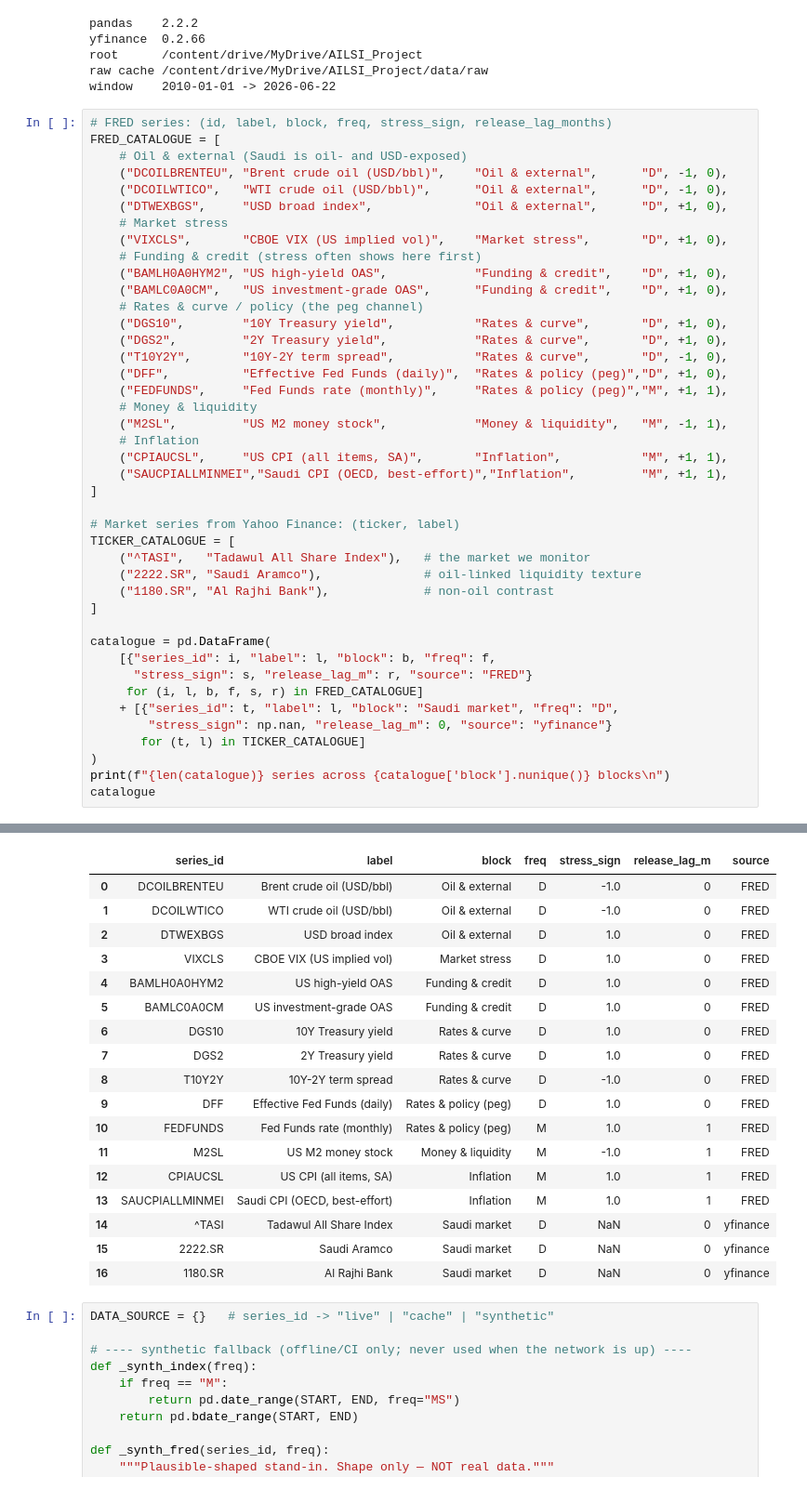
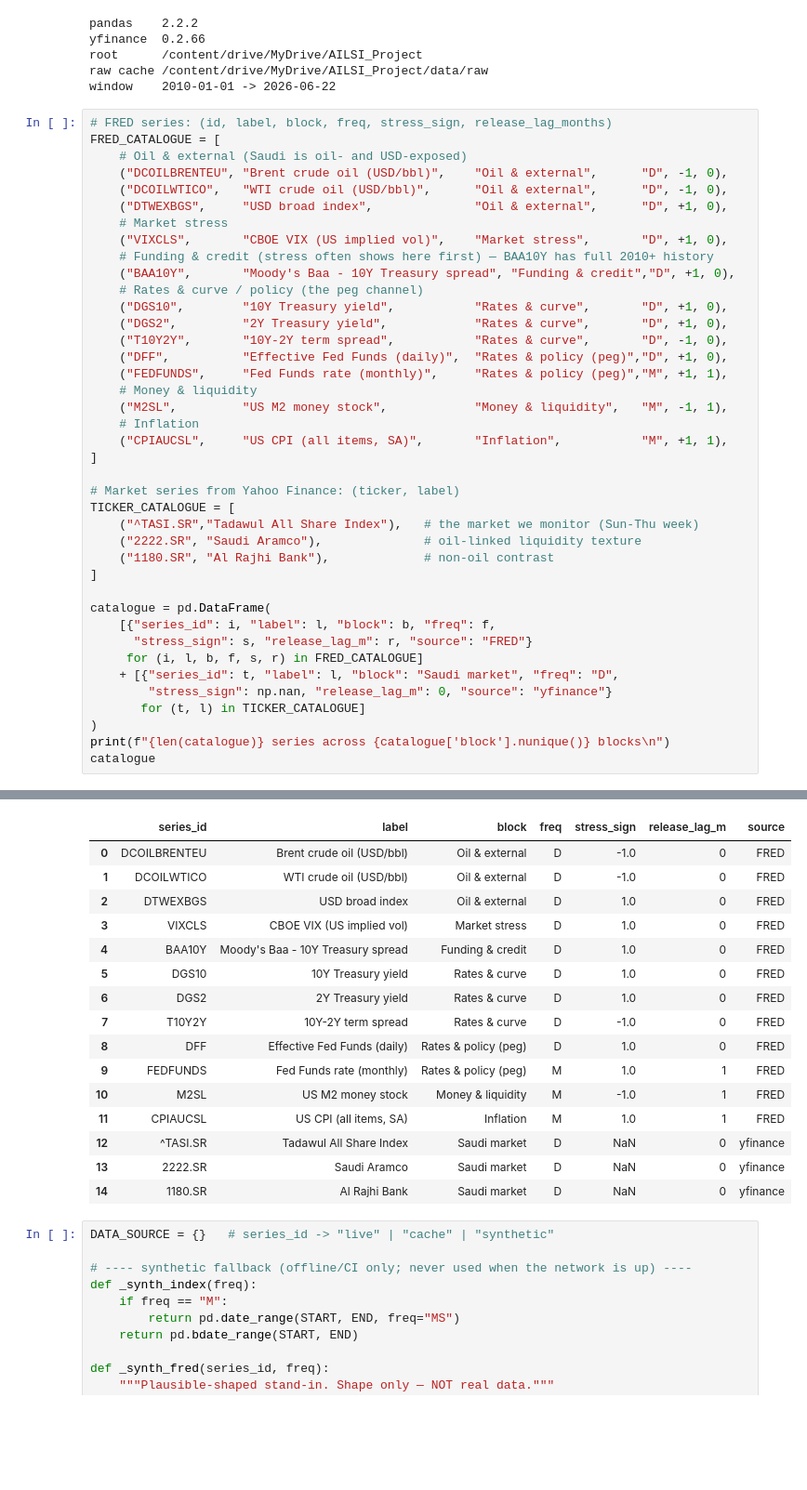
Before and after one commit to Muhfaden/ailsi-tasi, a Jupyter notebook: AILSI_Project.ipynb, the cells around one changed output, grey strips where cells are left out. Shown at 93% size. Cells and saved outputs as stored; diff of their text form; blank space fills up the shorter version.

```diff
--- a/AILSI_Project.ipynb
+++ b/AILSI_Project.ipynb
@@ -91,9 +91,8 @@ FRED_CATALOGUE = [
     ("DTWEXBGS",     "USD broad index",              "Oil & external",      "D", +1, 0),
     # Market stress
     ("VIXCLS",       "CBOE VIX (US implied vol)",    "Market stress",       "D", +1, 0),
-    # Funding & credit (stress often shows here first)
-    ("BAMLH0A0HYM2", "US high-yield OAS",            "Funding & credit",    "D", +1, 0),
-    ("BAMLC0A0CM",   "US investment-grade OAS",      "Funding & credit",    "D", +1, 0),
+    # Funding & credit (stress often shows here first) — BAA10Y has full 2010+ history
+    ("BAA10Y",       "Moody's Baa - 10Y Treasury spread", "Funding & credit","D", +1, 0),
     # Rates & curve / policy (the peg channel)
     ("DGS10",        "10Y Treasury yield",           "Rates & curve",       "D", +1, 0),
     ("DGS2",         "2Y Treasury yield",            "Rates & curve",       "D", +1, 0),
@@ -104,12 +103,11 @@ FRED_CATALOGUE = [
     ("M2SL",         "US M2 money stock",            "Money & liquidity",   "M", -1, 1),
     # Inflation
     ("CPIAUCSL",     "US CPI (all items, SA)",       "Inflation",           "M", +1, 1),
-    ("SAUCPIALLMINMEI","Saudi CPI (OECD, best-effort)","Inflation",         "M", +1, 1),
 ]
 
 # Market series from Yahoo Finance: (ticker, label)
 TICKER_CATALOGUE = [
-    ("^TASI",   "Tadawul All Share Index"),   # the market we monitor
+    ("^TASI.SR","Tadawul All Share Index"),   # the market we monitor (Sun-Thu week)
     ("2222.SR", "Saudi Aramco"),              # oil-linked liquidity texture
     ("1180.SR", "Al Rajhi Bank"),             # non-oil contrast
 ]
@@ -129,21 +127,19 @@ catalogue
 |  | series_id | label | block | freq | stress_sign | release_lag_m | source |
 | 0 | DCOILBRENTEU | Brent crude oil (USD/bbl) | Oil & external | D | -1.0 | 0 | FRED |
 | 1 | DCOILWTICO | WTI crude oil (USD/bbl) | Oil & external | D | -1.0 | 0 | FRED |
 | 2 | DTWEXBGS | USD broad index | Oil & external | D | 1.0 | 0 | FRED |
 | 3 | VIXCLS | CBOE VIX (US implied vol) | Market stress | D | 1.0 | 0 | FRED |
-| 4 | BAMLH0A0HYM2 | US high-yield OAS | Funding & credit | D | 1.0 | 0 | FRED |
-| 5 | BAMLC0A0CM | US investment-grade OAS | Funding & credit | D | 1.0 | 0 | FRED |
-| 6 | DGS10 | 10Y Treasury yield | Rates & curve | D | 1.0 | 0 | FRED |
-| 7 | DGS2 | 2Y Treasury yield | Rates & curve | D | 1.0 | 0 | FRED |
-| 8 | T10Y2Y | 10Y-2Y term spread | Rates & curve | D | -1.0 | 0 | FRED |
-| 9 | DFF | Effective Fed Funds (daily) | Rates & policy (peg) | D | 1.0 | 0 | FRED |
-| 10 | FEDFUNDS | Fed Funds rate (monthly) | Rates & policy (peg) | M | 1.0 | 1 | FRED |
-| 11 | M2SL | US M2 money stock | Money & liquidity | M | -1.0 | 1 | FRED |
-| 12 | CPIAUCSL | US CPI (all items, SA) | Inflation | M | 1.0 | 1 | FRED |
-| 13 | SAUCPIALLMINMEI | Saudi CPI (OECD, best-effort) | Inflation | M | 1.0 | 1 | FRED |
-| 14 | ^TASI | Tadawul All Share Index | Saudi market | D | NaN | 0 | yfinance |
-| 15 | 2222.SR | Saudi Aramco | Saudi market | D | NaN | 0 | yfinance |
-| 16 | 1180.SR | Al Rajhi Bank | Saudi market | D | NaN | 0 | yfinance |
+| 4 | BAA10Y | Moody's Baa - 10Y Treasury spread | Funding & credit | D | 1.0 | 0 | FRED |
+| 5 | DGS10 | 10Y Treasury yield | Rates & curve | D | 1.0 | 0 | FRED |
+| 6 | DGS2 | 2Y Treasury yield | Rates & curve | D | 1.0 | 0 | FRED |
+| 7 | T10Y2Y | 10Y-2Y term spread | Rates & curve | D | -1.0 | 0 | FRED |
+| 8 | DFF | Effective Fed Funds (daily) | Rates & policy (peg) | D | 1.0 | 0 | FRED |
+| 9 | FEDFUNDS | Fed Funds rate (monthly) | Rates & policy (peg) | M | 1.0 | 1 | FRED |
+| 10 | M2SL | US M2 money stock | Money & liquidity | M | -1.0 | 1 | FRED |
+| 11 | CPIAUCSL | US CPI (all items, SA) | Inflation | M | 1.0 | 1 | FRED |
+| 12 | ^TASI.SR | Tadawul All Share Index | Saudi market | D | NaN | 0 | yfinance |
+| 13 | 2222.SR | Saudi Aramco | Saudi market | D | NaN | 0 | yfinance |
+| 14 | 1180.SR | Al Rajhi Bank | Saudi market | D | NaN | 0 | yfinance |
 # %%
 DATA_SOURCE = {}   # series_id -> "live" | "cache" | "synthetic"
 
```
Also changed, not shown: parts of 21 cells of this notebook.
